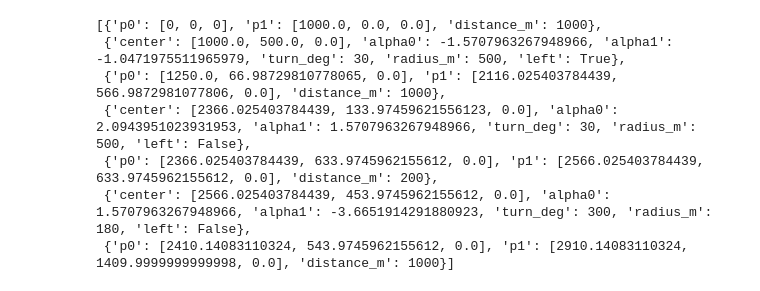
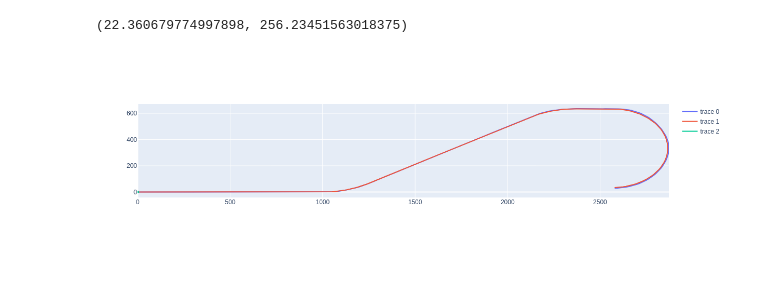
Before and after one commit to lbartnik/modern-tracking-systems, a Jupyter notebook: 05 Movers/07 Autopilot2.ipynb, the cells around one changed output. Saved outputs shown, nothing was run; the diff lists cells and outputs as text; code cells hidden in the pictures.

Commit message:
Force mover + autopilot

```diff
--- a/05 Movers/07 Autopilot2.ipynb
+++ b/05 Movers/07 Autopilot2.ipynb
@@ -24,10 +36,24 @@ _plot_path(commands)
+# %%
+thrust = 50
+drag_coeff = .2
+max_turn_rate = 5
+
+v_max = np.sqrt(2 * thrust / drag_coeff)
+
+R_min = v_max / (max_turn_rate / 180 * np.pi)
+
+v_max, R_min
+# %% [output]
+(22.360679774997898, 256.23451563018375)
 # %%
-commands
+t = AutopilotTarget(commands, integration_steps_count=10, thrust_N=thrust, drag_coefficient=drag_coeff,
+                    max_turn_rate_deg_s=max_turn_rate)
+s = t.true_states(n=400, debug=True)
-# %% [output]
-[{'p0': [0, 0, 0], 'p1': [1000.0, 0.0, 0.0], 'distance_m': 1000},
- {'center': [1000.0, 500.0, 0.0], 'alpha0': -1.5707963267948966, 'alpha1': -1.0471975511965979, 'turn_deg': 30, 'radius_m': 500, 'left': True},
- {'p0': [1250.0, 66.98729810778065, 0.0], 'p1': [2116.025403784439, 566.9872981077806, 0.0], 'distance_m': 1000},
- {'center': [2366.025403784439, 133.97459621556123, 0.0], 'alpha0': 2.0943951023931953, 'alpha1': 1.5707963267948966, 'turn_deg': 30, 'radius_m': 500, 'left': False},
- {'p0': [2366.025403784439, 633.9745962155612, 0.0], 'p1': [2566.025403784439, 633.9745962155612, 0.0], 'distance_m': 200},
- {'center': [2566.025403784439, 453.9745962155612, 0.0], 'alpha0': 1.5707963267948966, 'alpha1': -3.6651914291880923, 'turn_deg': 300, 'radius_m': 180, 'left': False},
- {'p0': [2410.14083110324, 543.9745962155612, 0.0], 'p1': [2910.14083110324, 1409.9999999999998, 0.0], 'distance_m': 1000}]
+# %%
+fig = go.Figure()
+fig.add_trace(go.Scatter(x=s[:,2], y=s[:,3], mode='lines'))
+fig.add_trace(go.Scatter(x=s[:,5], y=s[:,6], mode='lines'))
+fig.add_trace(go.Scatter(x=s[:,8], y=s[:,9], mode='lines'))
+fig
+# %% [output]
+[figure, added]
```
Also changed, not shown: parts of 4 cells of this notebook, 3 other files.
